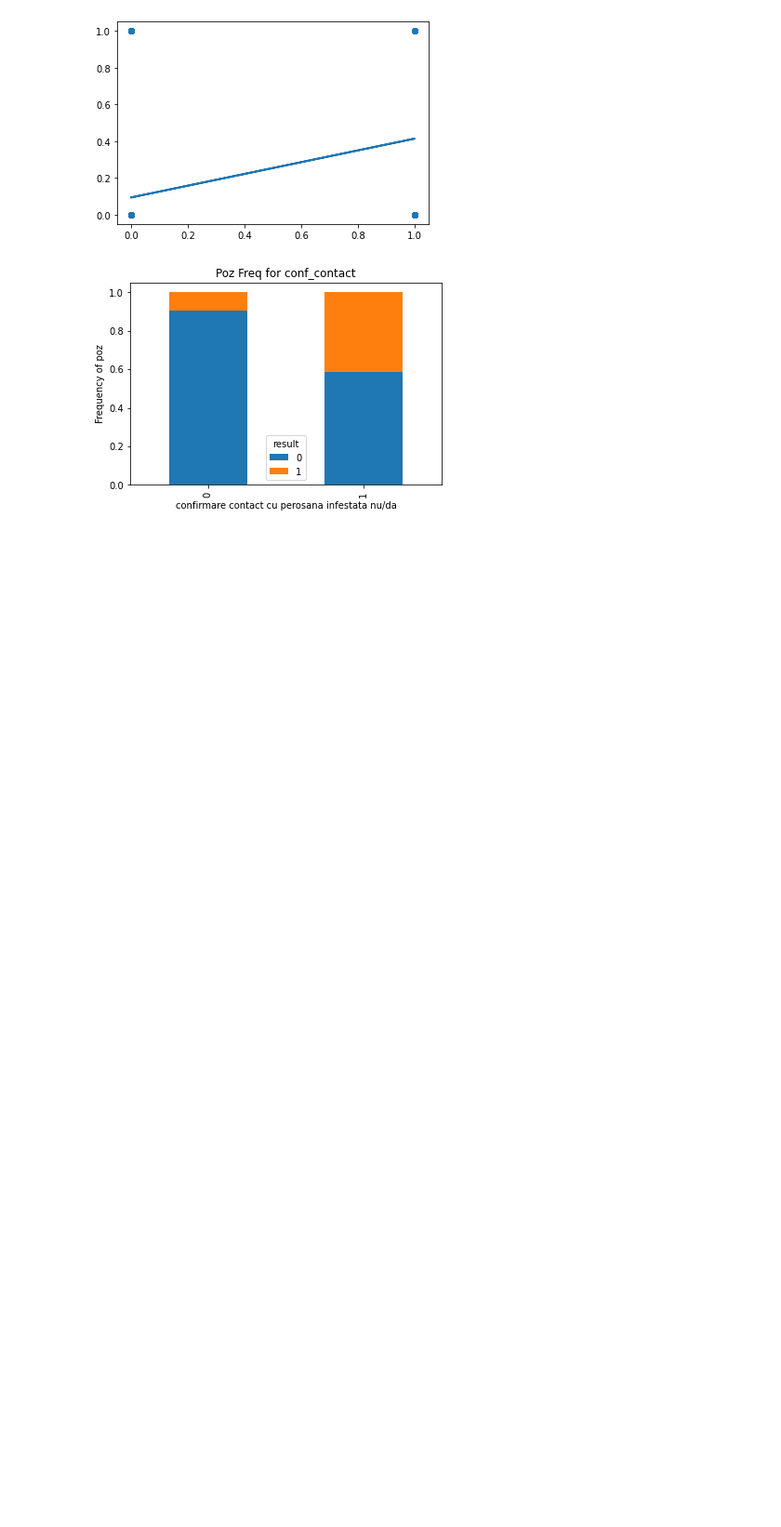
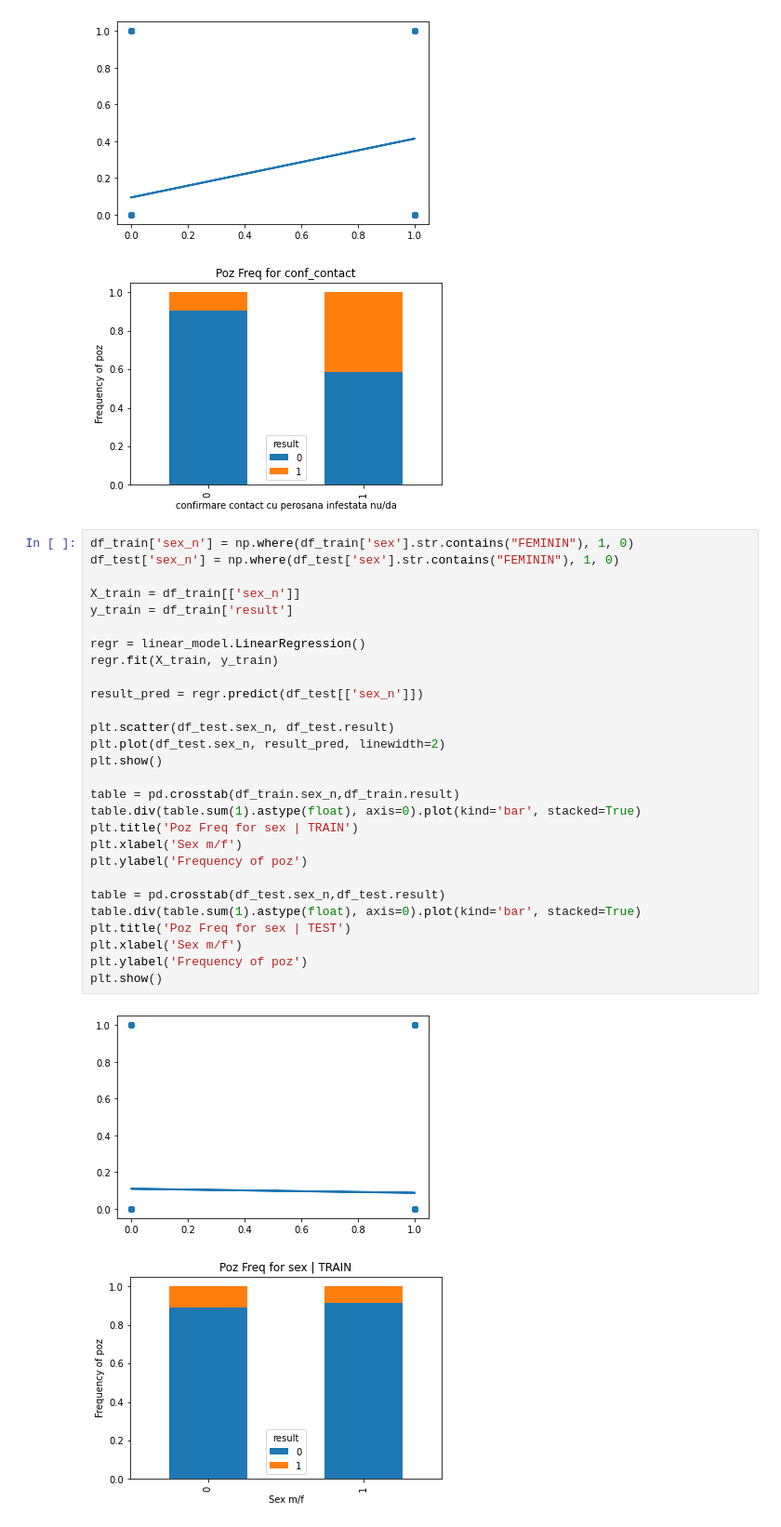
Before and after one commit to DianaComan/Error404, a Jupyter notebook: viz.ipynb, the cells around one changed output. Shown: that part at 93% size. Cells and saved outputs as stored; diff of their text form; blank space fills up the shorter version.

```diff
--- a/viz.ipynb
+++ b/viz.ipynb
@@ -269,3 +237,34 @@ plt.show()
 # %% [output]
 [figure]
 [figure]
+# %%
+df_train['sex_n'] = np.where(df_train['sex'].str.contains("FEMININ"), 1, 0)
+df_test['sex_n'] = np.where(df_test['sex'].str.contains("FEMININ"), 1, 0)
+
+X_train = df_train[['sex_n']]
+y_train = df_train['result']
+
+regr = linear_model.LinearRegression()
+regr.fit(X_train, y_train)
+
+result_pred = regr.predict(df_test[['sex_n']])
+
+plt.scatter(df_test.sex_n, df_test.result)
+plt.plot(df_test.sex_n, result_pred, linewidth=2)
+plt.show()
+
+table = pd.crosstab(df_train.sex_n,df_train.result)
+table.div(table.sum(1).astype(float), axis=0).plot(kind='bar', stacked=True)
+plt.title('Poz Freq for sex | TRAIN')
+plt.xlabel('Sex m/f')
+plt.ylabel('Frequency of poz')
+
+table = pd.crosstab(df_test.sex_n,df_test.result)
+table.div(table.sum(1).astype(float), axis=0).plot(kind='bar', stacked=True)
+plt.title('Poz Freq for sex | TEST')
+plt.xlabel('Sex m/f')
+plt.ylabel('Frequency of poz')
+plt.show()
+# %% [output]
+[figure, added]
+[figure, added]
```
Also changed, not shown: parts of 11 cells of this notebook, 5 other files.
